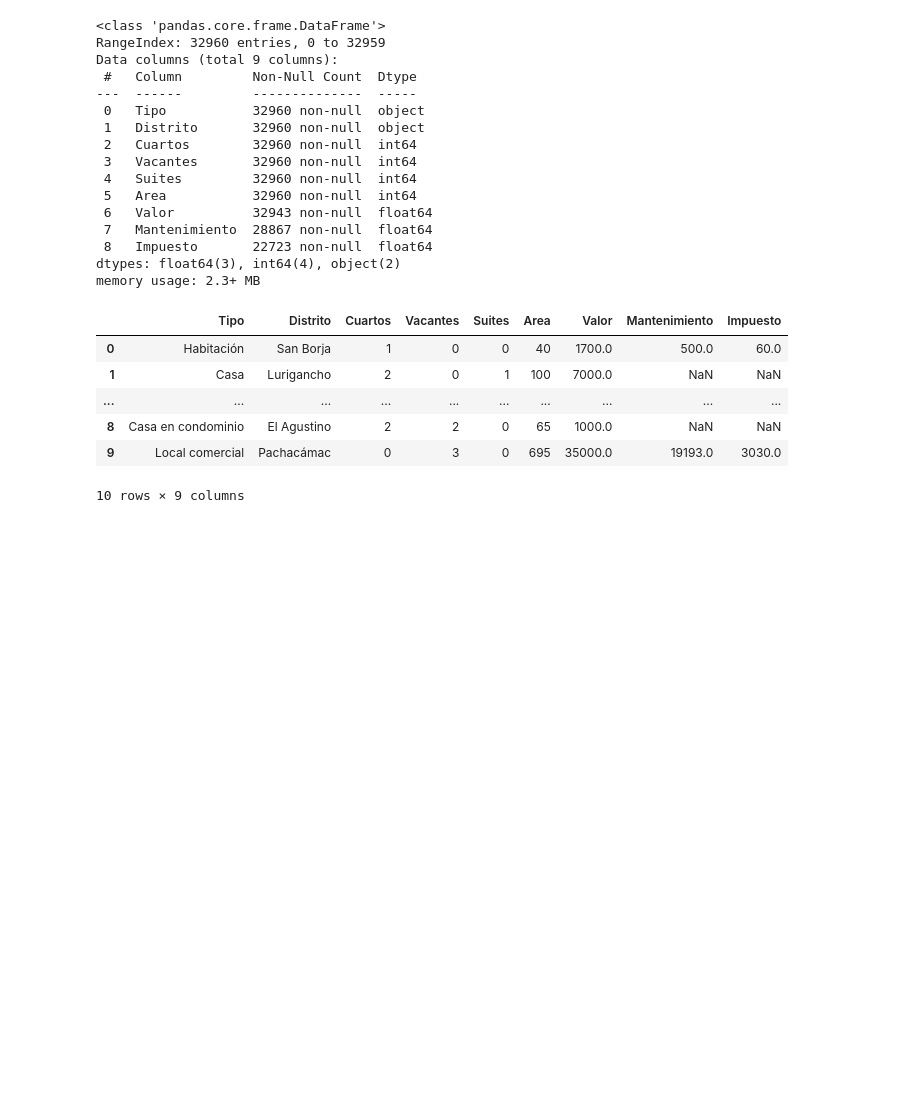
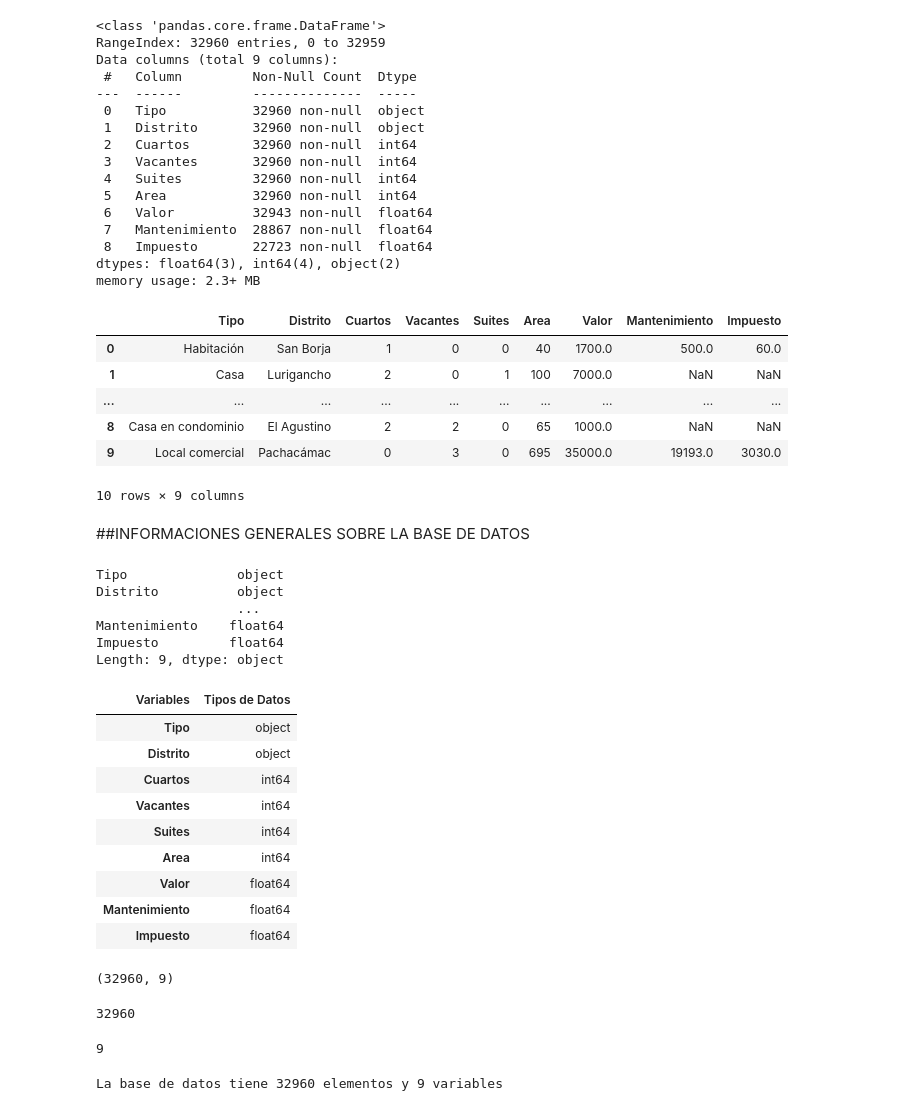
Before and after one commit to MatiasRuizSilva/Python-for-Data-Science, a Jupyter notebook: Pandas.ipynb, the cells around one changed output. Drawn from its saved outputs; the diff is of its cells as text; code cells hidden in the pictures; blank space fills up the shorter version.

```diff
--- a/Pandas.ipynb
+++ b/Pandas.ipynb
@@ -8,8 +8,8 @@ Python 3.9.16
 TRABAJANDO CON DATOS
 # %%
 import pandas as pd
-pd.set_option('display.max_rows',4)
-pd.set_option('display.max_columns',10)
+pd.set_option('display.max_rows',15)
+pd.set_option('display.max_columns',15)
 # %% [markdown]
 # REPORTE DE ANALISIS 1
 # %% [markdown]
@@ -80,3 +80,47 @@ datos.head(10)
 | 8 | Casa en condominio | El Agustino | 2 | 2 | 0 | 65 | 1000.0 | NaN | NaN |
 | 9 | Local comercial | Pachacámac | 0 | 3 | 0 | 695 | 35000.0 | 19193.0 | 3030.0 |
 10 rows × 9 columns
+# %% [markdown]
+##INFORMACIONES GENERALES SOBRE LA BASE DE DATOS
+# %%
+datos.dtypes
+# %% [output]
+Tipo              object
+Distrito          object
+                  ...
+Mantenimiento    float64
+Impuesto         float64
+Length: 9, dtype: object
+# %%
+tipo_de_datos = pd.DataFrame(datos.dtypes, columns = ['Tipos de Datos'])
+# %%
+tipo_de_datos.columns.name = 'Variables'
+# %%
+tipo_de_datos
+# %% [output]
+| Variables | Tipos de Datos |
+| Tipo | object |
+| Distrito | object |
+| Cuartos | int64 |
+| Vacantes | int64 |
+| Suites | int64 |
+| Area | int64 |
+| Valor | float64 |
+| Mantenimiento | float64 |
+| Impuesto | float64 |
+# %%
+datos.shape
+# %% [output]
+(32960, 9)
+# %%
+datos.shape[0]
+# %% [output]
+32960
+# %%
+datos.shape[1]
+# %% [output]
+9
+# %%
+print('La base de datos tiene {} elementos y {} variables'.format(datos.shape[0],datos.shape[1]))
+# %% [output]
+La base de datos tiene 32960 elementos y 9 variables
```
